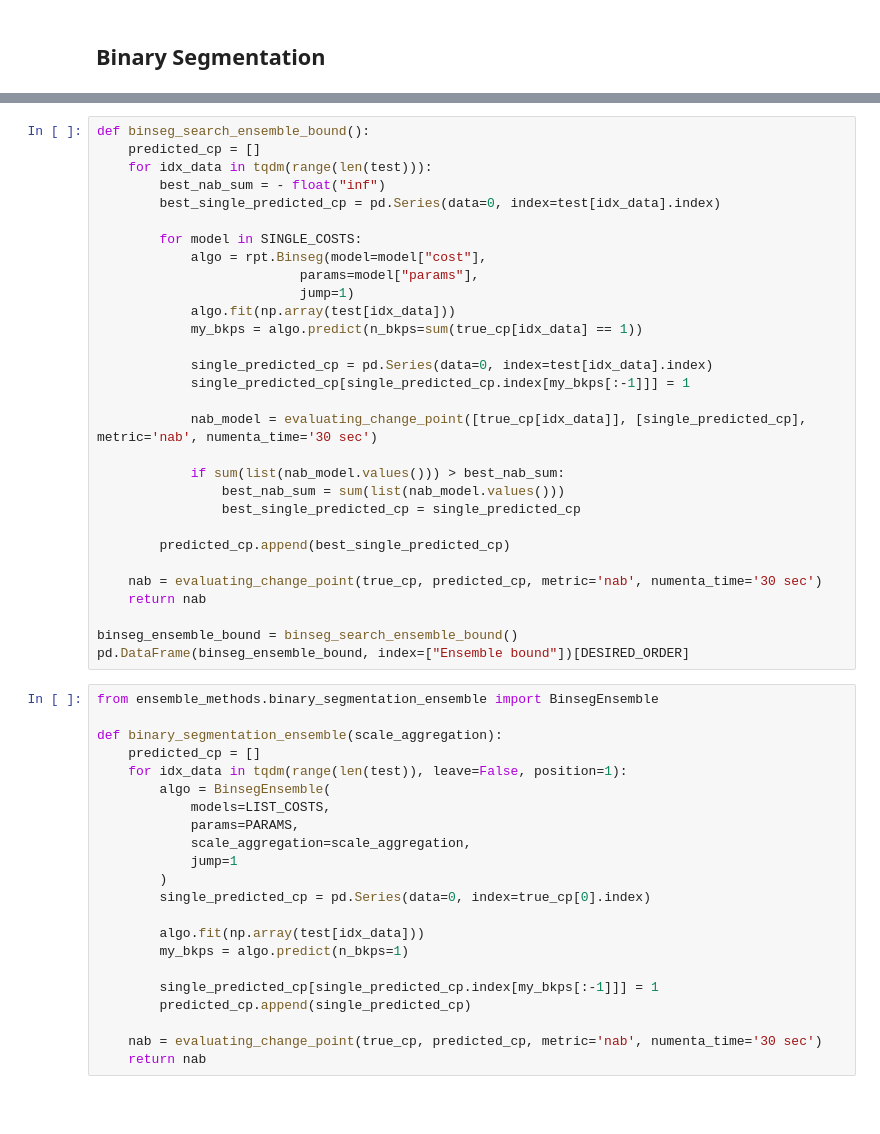
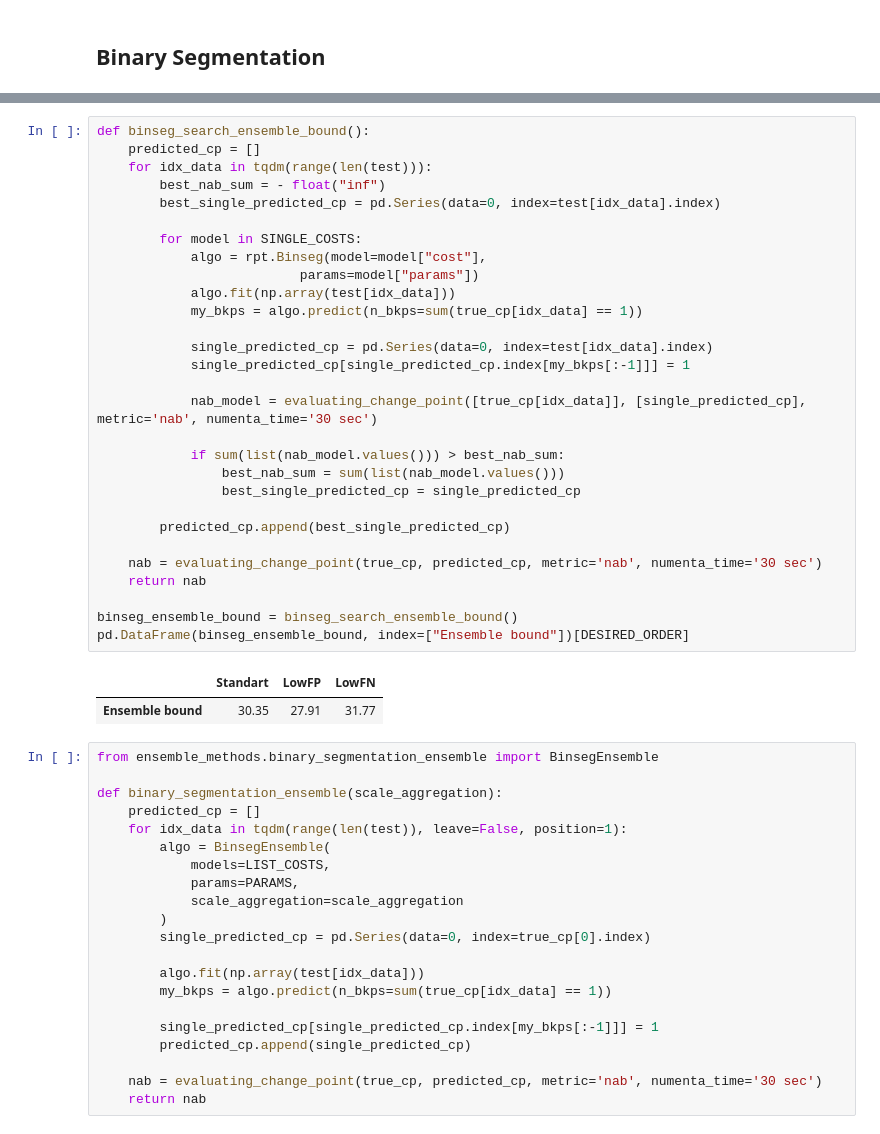
Before and after one commit to theovincent/CPDE, a Jupyter notebook: SKAB_experiments.ipynb, the cells around one changed output, grey strips where cells are left out. Drawn from its saved outputs; the diff is of its cells as text; blank space fills up the shorter version.

```diff
--- a/SKAB_experiments.ipynb
+++ b/SKAB_experiments.ipynb
@@ -266,33 +355,35 @@ pd.DataFrame(table_costs_dynp).T[DESIRED_ORDER]
 # %%
 def binseg_search_ensemble_bound():
     predicted_cp = []
     for idx_data in tqdm(range(len(test))):
         best_nab_sum = - float("inf")
         best_single_predicted_cp = pd.Series(data=0, index=test[idx_data].index)
 
         for model in SINGLE_COSTS:
             algo = rpt.Binseg(model=model["cost"],
-                          params=model["params"],
-                          jump=1)
+                          params=model["params"])
             algo.fit(np.array(test[idx_data]))
             my_bkps = algo.predict(n_bkps=sum(true_cp[idx_data] == 1))
 
             single_predicted_cp = pd.Series(data=0, index=test[idx_data].index)
             single_predicted_cp[single_predicted_cp.index[my_bkps[:-1]]] = 1
 
             nab_model = evaluating_change_point([true_cp[idx_data]], [single_predicted_cp], metric='nab', numenta_time='30 sec')
 
             if sum(list(nab_model.values())) > best_nab_sum:
                 best_nab_sum = sum(list(nab_model.values()))
                 best_single_predicted_cp = single_predicted_cp
 
         predicted_cp.append(best_single_predicted_cp)
 
     nab = evaluating_change_point(true_cp, predicted_cp, metric='nab', numenta_time='30 sec')
     return nab
 
 binseg_ensemble_bound = binseg_search_ensemble_bound()
 pd.DataFrame(binseg_ensemble_bound, index=["Ensemble bound"])[DESIRED_ORDER]
+# %% [output]
+|  | Standart | LowFP | LowFN |
+| Ensemble bound | 30.35 | 27.91 | 31.77 |
 # %%
 from ensemble_methods.binary_segmentation_ensemble import BinsegEnsemble
 
@@ -302,13 +393,12 @@ def binary_segmentation_ensemble(scale_aggregation):
         algo = BinsegEnsemble(
             models=LIST_COSTS,
             params=PARAMS,
-            scale_aggregation=scale_aggregation,
-            jump=1
+            scale_aggregation=scale_aggregation
         )
         single_predicted_cp = pd.Series(data=0, index=true_cp[0].index)
 
         algo.fit(np.array(test[idx_data]))
-        my_bkps = algo.predict(n_bkps=1)
+        my_bkps = algo.predict(n_bkps=sum(true_cp[idx_data] == 1))
 
         single_predicted_cp[single_predicted_cp.index[my_bkps[:-1]]] = 1
         predicted_cp.append(single_predicted_cp)
```
Also changed, not shown: parts of 14 cells of this notebook.
